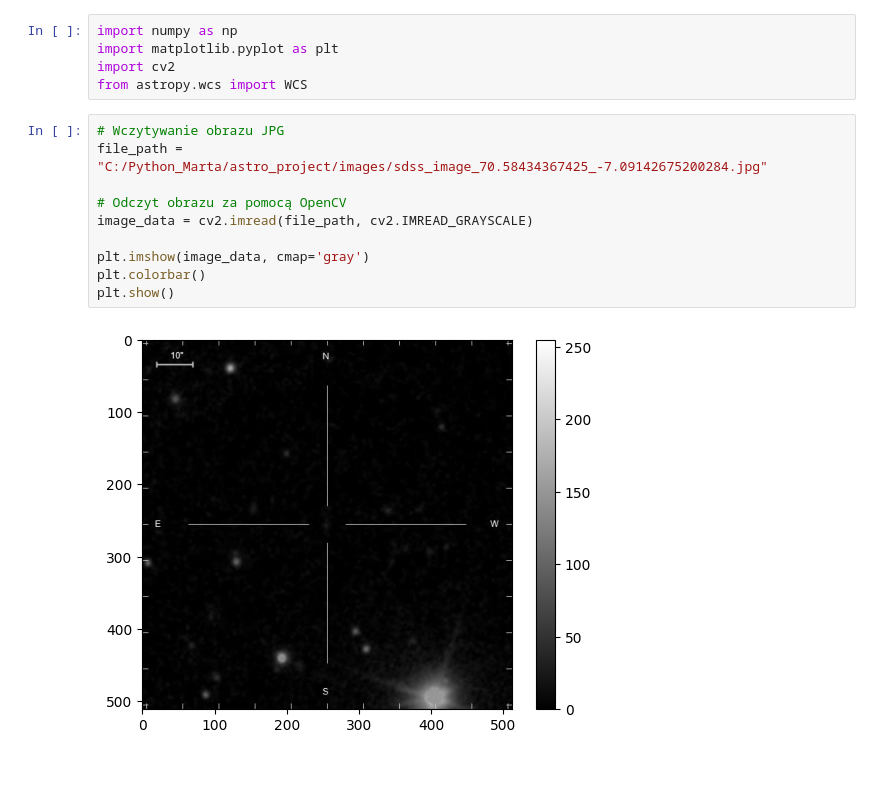
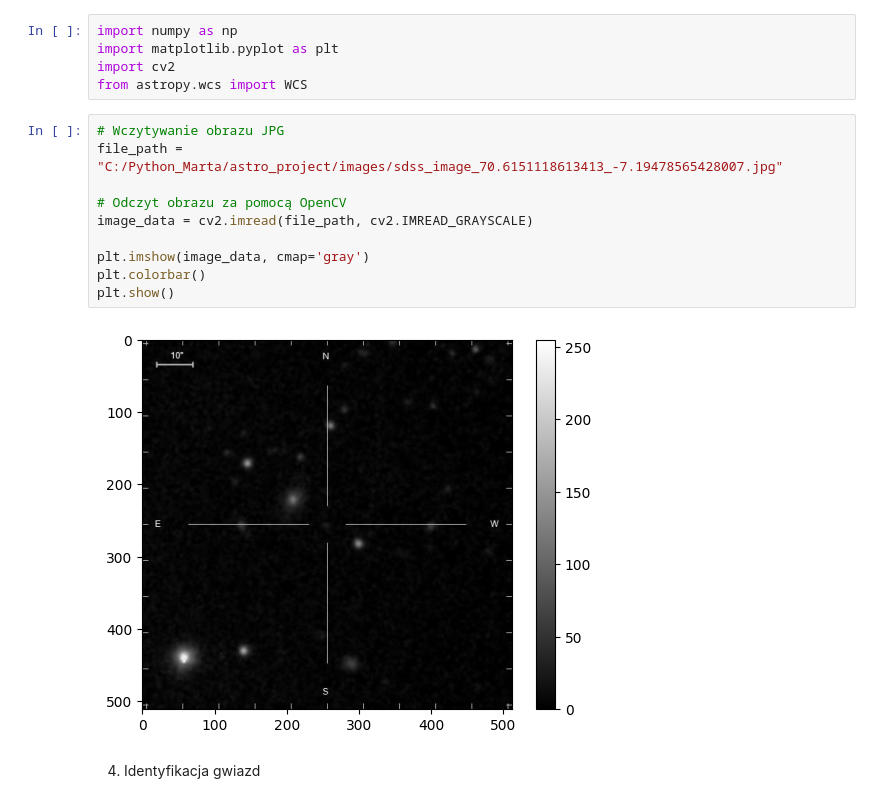
Before and after one commit to MartaSeidler/nightsky_coordinates, a Jupyter notebook: nightsky_coordinates.ipynb, the cells around one changed output. Saved outputs shown, nothing was run; the diff lists cells and outputs as text; blank space fills up the shorter version.

```diff
--- a/nightsky_coordinates.ipynb
+++ b/nightsky_coordinates.ipynb
@@ -47,13 +47,15 @@ import cv2
 from astropy.wcs import WCS
 # %%
 # Wczytywanie obrazu JPG
-file_path = "C:/Python_Marta/astro_project/images/sdss_image_70.58434367425_-7.09142675200284.jpg"
+file_path = "C:/Python_Marta/astro_project/images/sdss_image_70.6151118613413_-7.19478565428007.jpg"
 
 # Odczyt obrazu za pomocą OpenCV
 image_data = cv2.imread(file_path, cv2.IMREAD_GRAYSCALE)
 
 plt.imshow(image_data, cmap='gray')
 plt.colorbar()
 plt.show()
 # %% [output]
-[figure, old version]
+[figure, new version]
+# %% [markdown]
+4. Identyfikacja gwiazd
```
Also changed, not shown: parts of 3 cells of this notebook.
